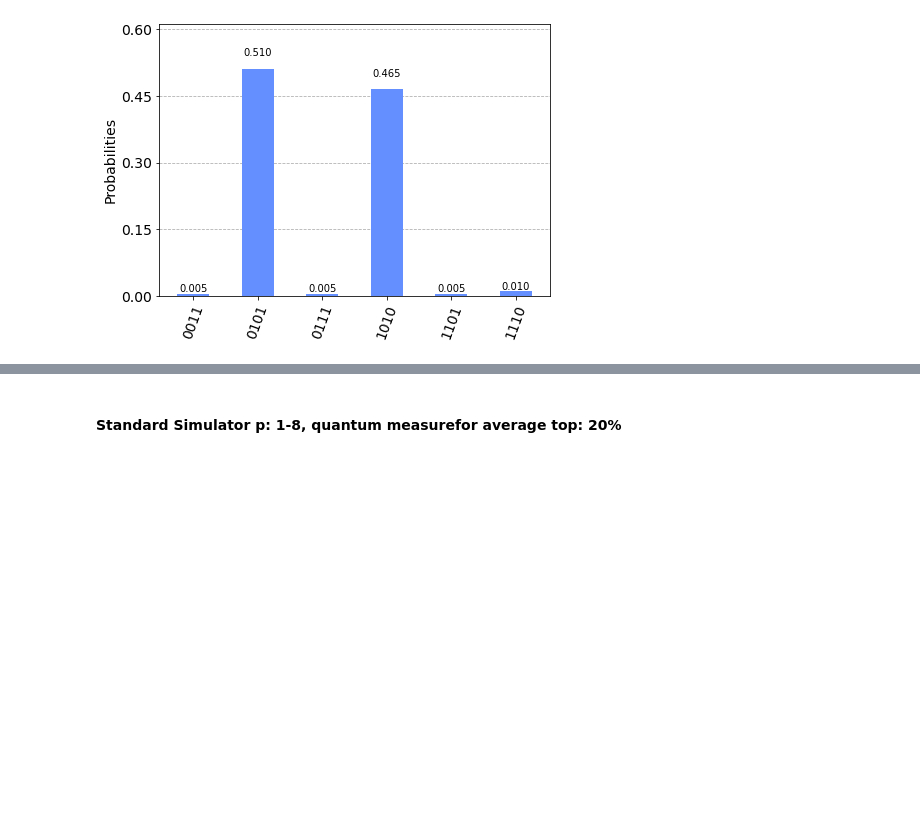
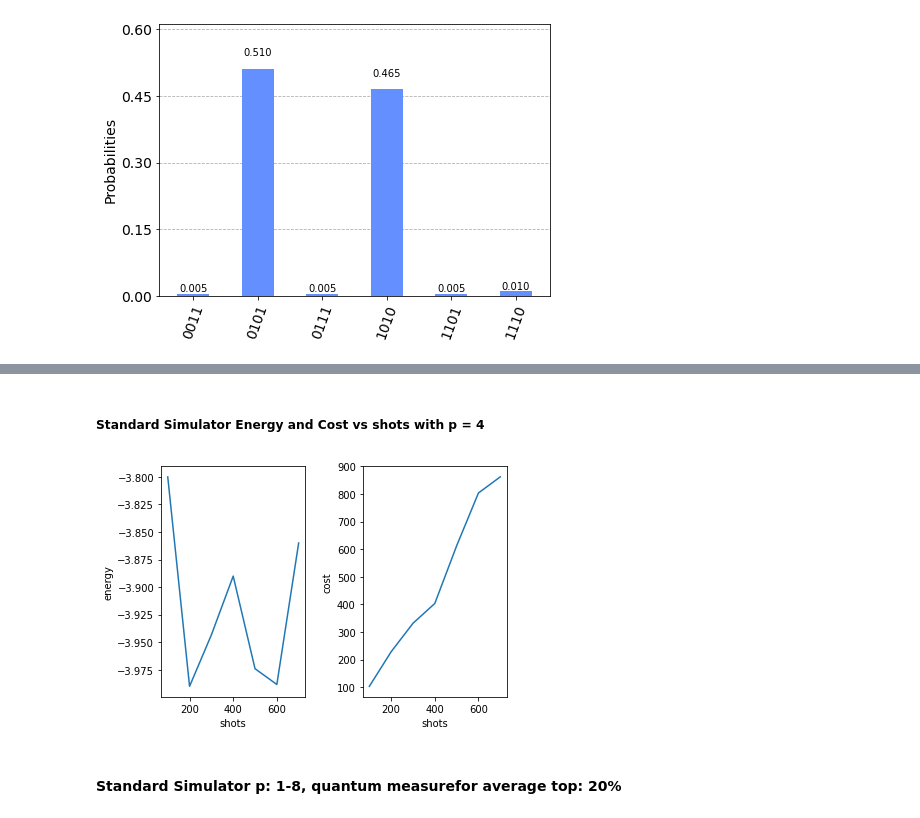
Before and after one commit to davidlearn/Quantum-approximate-optimisation-algorithms-for-real-world-scenarios---Strangeworks, a Jupyter notebook: QAOA_maxcut_jumpstart.ipynb, the cells around one changed output, grey strips where cells are left out. Saved outputs shown, nothing was run; the diff lists cells and outputs as text; code cells hidden in the pictures; blank space fills up the shorter version.

```diff
--- a/QAOA_maxcut_jumpstart.ipynb
+++ b/QAOA_maxcut_jumpstart.ipynb
@@ -591,7 +575,7 @@ for p in range(1,9):
     for i in range(4*p):
         theta.append(1.0)
     quantumC = QuantumCircuit(nqubits)
-    res = run(p, 1.0)
+    res = run(4, 1.0)
     pv.append(p)
     energy.append(res.fun)
     cost.append(cost_func(res))
@@ -655,3 +694,23 @@ plot_histogram(counts)
+# %% [markdown]
+##### Standard Simulator Energy and Cost vs shots with p = 4
+# %%
+fig, (ax1,ax2) = plt.subplots(1, 2)
+ax1.plot(shotsinv, energy)
+ax1.set_xlabel('shots')
+ax1.set_ylabel('energy')
+ax2.plot(shotsinv, cost)
+ax2.set_xlabel('shots')
+ax2.set_ylabel('cost')
+plt.subplots_adjust(left=0.1,
+                    bottom=0.1,
+                    right=0.9,
+                    top=0.9,
+                    wspace=0.4,
+                    hspace=0.4)
+
+plt.show()
+# %% [output]
+[figure, added]
 # %% [markdown]
 ####  Standard Simulator p: 1-8, quantum measurefor average top: 20%
 # %%
```
Also changed, not shown: parts of 14 cells of this notebook.
